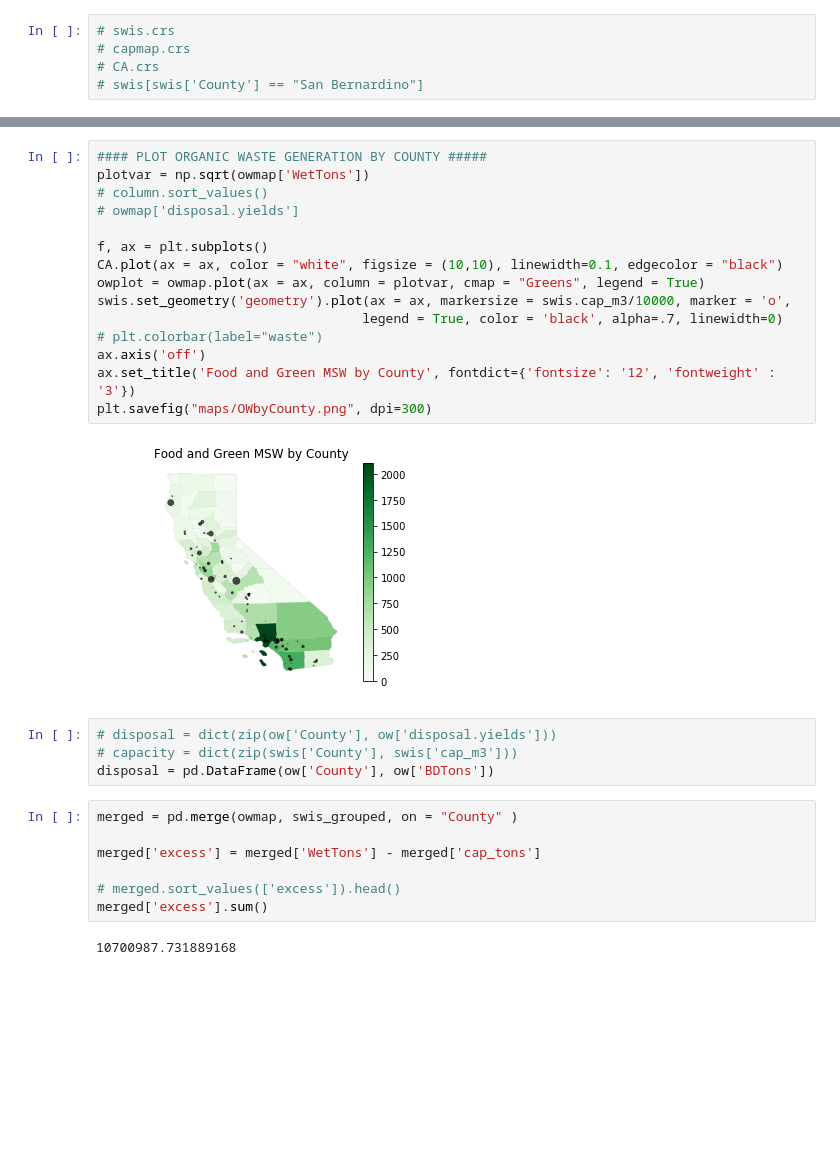
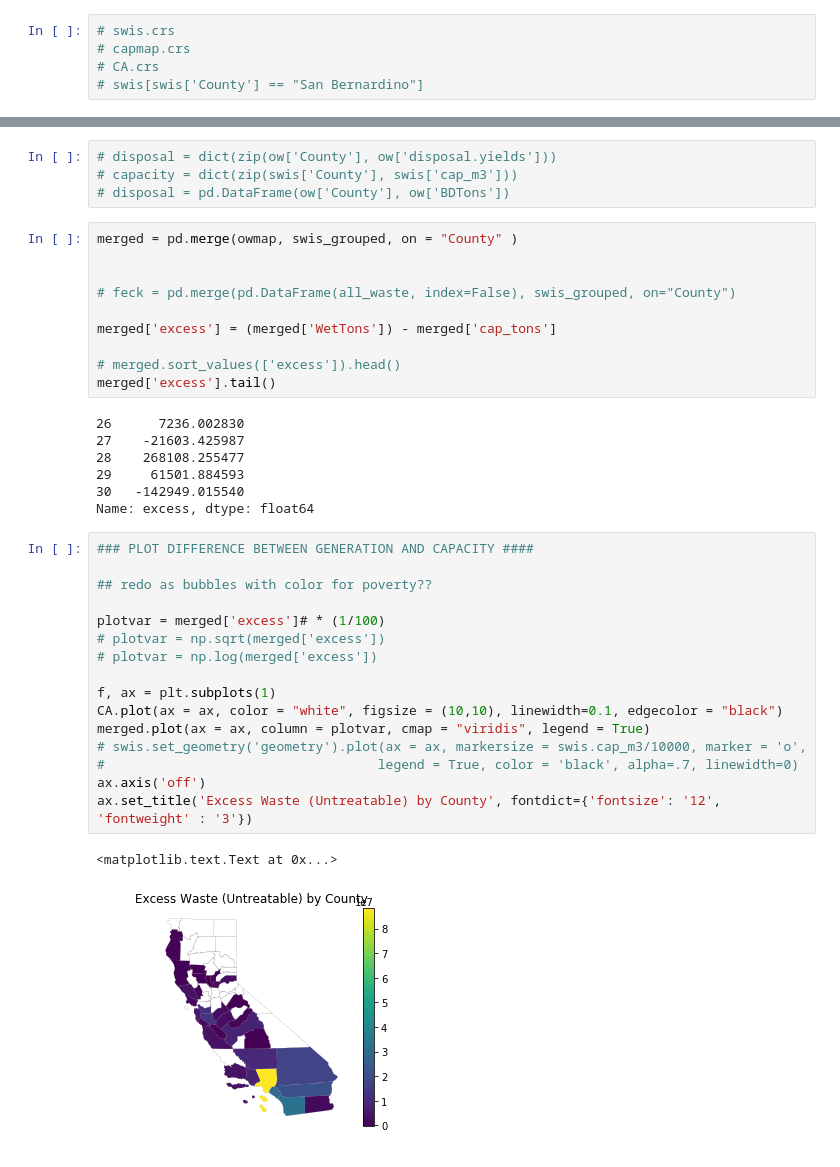
Before and after one commit to anayahall/grapevine, a Jupyter notebook: scripts/plots_raw.ipynb, the cells around one changed output, grey strips where cells are left out. Drawn from its saved outputs; the diff is of its cells as text; blank space fills up the shorter version.

```diff
--- a/scripts/plots_raw.ipynb
+++ b/scripts/plots_raw.ipynb
@@ -233,30 +261,40 @@ plt.savefig("maps/CapacitybyCounty.png", dpi=300)
+# %%
+# disposal = dict(zip(ow['County'], ow['disposal.yields']))
+# capacity = dict(zip(swis['County'], swis['cap_m3']))
+# disposal = pd.DataFrame(ow['County'], ow['BDTons'])
+# %%
+merged = pd.merge(owmap, swis_grouped, on = "County" )
+
+
+# feck = pd.merge(pd.DataFrame(all_waste, index=False), swis_grouped, on="County")
+
+merged['excess'] = (merged['WetTons']) - merged['cap_tons']
+
+# merged.sort_values(['excess']).head()
+merged['excess'].tail()
+# %% [output]
+26      7236.002830
+27    -21603.425987
+28    268108.255477
+29     61501.884593
+30   -142949.015540
+Name: excess, dtype: float64
 # %%
-#### PLOT ORGANIC WASTE GENERATION BY COUNTY #####
-plotvar = np.sqrt(owmap['WetTons'])
-# column.sort_values()
-# owmap['disposal.yields']
+### PLOT DIFFERENCE BETWEEN GENERATION AND CAPACITY ####
 
-f, ax = plt.subplots()
+## redo as bubbles with color for poverty??
+
+plotvar = merged['excess']# * (1/100)
+# plotvar = np.sqrt(merged['excess'])
+# plotvar = np.log(merged['excess'])
+
+f, ax = plt.subplots(1)
 CA.plot(ax = ax, color = "white", figsize = (10,10), linewidth=0.1, edgecolor = "black")
-owplot = owmap.plot(ax = ax, column = plotvar, cmap = "Greens", legend = True)
-swis.set_geometry('geometry').plot(ax = ax, markersize = swis.cap_m3/10000, marker = 'o',
-                                  legend = True, color = 'black', alpha=.7, linewidth=0)
-# plt.colorbar(label="waste")
+merged.plot(ax = ax, column = plotvar, cmap = "viridis", legend = True)
+# swis.set_geometry('geometry').plot(ax = ax, markersize = swis.cap_m3/10000, marker = 'o',
+#                                   legend = True, color = 'black', alpha=.7, linewidth=0)
 ax.axis('off')
-ax.set_title('Food and Green MSW by County', fontdict={'fontsize': '12', 'fontweight' : '3'})
-plt.savefig("maps/OWbyCounty.png", dpi=300)
+ax.set_title('Excess Waste (Untreatable) by County', fontdict={'fontsize': '12', 'fontweight' : '3'})
 # %% [output]
+<matplotlib.text.Text at 0x...>
-[figure, old version]
+[figure, new version]
-# %%
-# disposal = dict(zip(ow['County'], ow['disposal.yields']))
-# capacity = dict(zip(swis['County'], swis['cap_m3']))
-disposal = pd.DataFrame(ow['County'], ow['BDTons'])
-# %%
-merged = pd.merge(owmap, swis_grouped, on = "County" )
-
-merged['excess'] = merged['WetTons'] - merged['cap_tons']
-
-# merged.sort_values(['excess']).head()
-merged['excess'].sum()
-# %% [output]
-10700987.731889168
```
Also changed, not shown: parts of 7 cells of this notebook, 14 other files.
